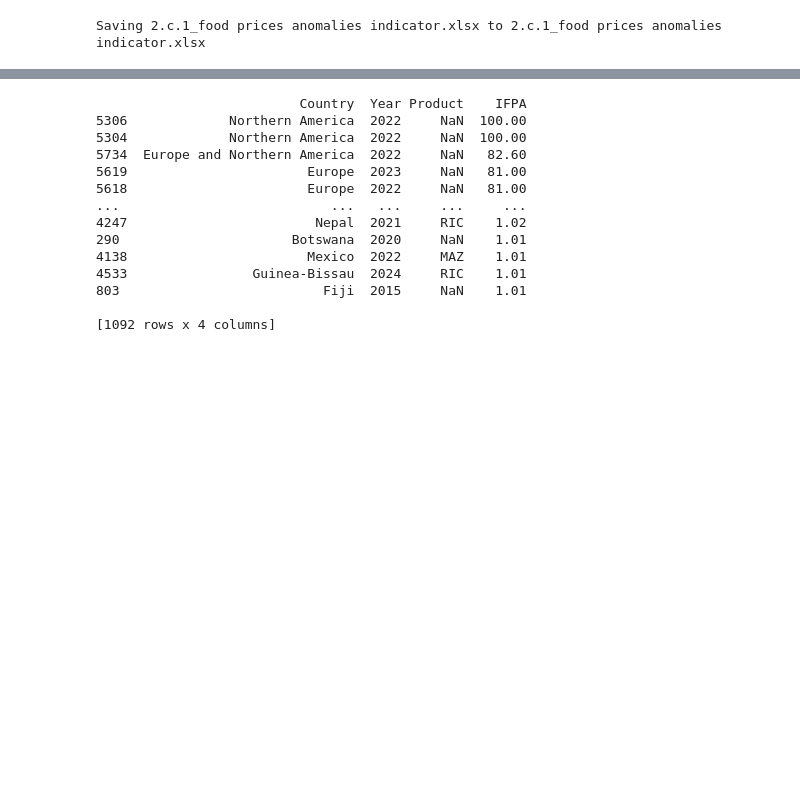
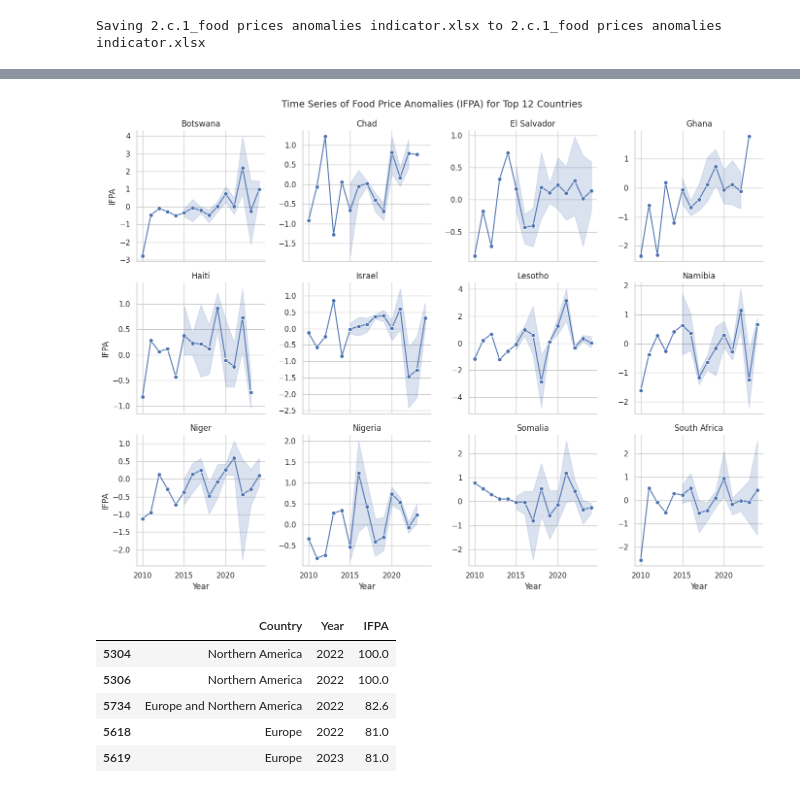
Before and after one commit to oluwoleowoeye/food-price-analysis, a Jupyter notebook: Visualization_and_trends.ipynb, the cells around one changed output, grey strips where cells are left out. Drawn from its saved outputs; the diff is of its cells as text; code cells hidden in the pictures; blank space fills up the shorter version.

```diff
--- a/Visualization_and_trends.ipynb
+++ b/Visualization_and_trends.ipynb
@@ -150,0 +29,13 @@ plt.show()
+# %%
+import pandas as pd
+
+# Load the Excel file
+file = '2.c.1_food prices anomalies indicator.xlsx'
+excel_data = pd.ExcelFile(file)
+
+# Check sheet names
+print(excel_data.sheet_names)
+
+# Load the correct sheet
+df = excel_data.parse('Goal2')
+df.head()
@@ -151,19 +51,35 @@ plt.show()
+# %%
+# Select relevant columns
+df_viz = df[['GeoAreaName', 'TimePeriod', 'Value']].dropna()
+df_viz.rename(columns={'GeoAreaName': 'Country', 'TimePeriod': 'Year', 'Value': 'IFPA'}, inplace=True)
+# %%
+import seaborn as sns
+import matplotlib.pyplot as plt
+
+# Top 12 countries by data points
+top_countries = df_viz['Country'].value_counts().head(12).index
+df_top = df_viz[df_viz['Country'].isin(top_countries)]
+
+# Plotting
+sns.set(style="whitegrid")
+g = sns.FacetGrid(df_top, col="Country", col_wrap=4, height=3.5, sharey=False)
+g.map_dataframe(sns.lineplot, x="Year", y="IFPA", marker="o")
+g.set_titles(col_template="{col_name}")
+g.set_axis_labels("Year", "IFPA")
+plt.subplots_adjust(top=0.92)
+g.fig.suptitle("Time Series of Food Price Anomalies (IFPA) for Top 12 Countries", fontsize=14)
+plt.show()
+# %% [output]
+[figure, added]
 # %%
-# Flag anomalies
-anomalies = df_viz[df_viz["IFPA"] > 1]
-print(anomalies[["Country", "Year", "Product", "IFPA"]].sort_values(by="IFPA", ascending=False))
+# Flag anomalies where IFPA >= 1
+anomalies = df_viz[df_viz["IFPA"] >= 1]
+anomalies_sorted = anomalies.sort_values(by="IFPA", ascending=False)
+anomalies_sorted.head()
 # %% [output]
-                          Country  Year Product    IFPA
-5306             Northern America  2022     NaN  100.00
-5304             Northern America  2022     NaN  100.00
-5734  Europe and Northern America  2022     NaN   82.60
-5619                       Europe  2023     NaN   81.00
-5618                       Europe  2022     NaN   81.00
-...                           ...   ...     ...     ...
-4247                        Nepal  2021     RIC    1.02
-290                      Botswana  2020     NaN    1.01
-4138                       Mexico  2022     MAZ    1.01
-4533                Guinea-Bissau  2024     RIC    1.01
-803                          Fiji  2015     NaN    1.01
-
-[1092 rows x 4 columns]
+|  | Country | Year | IFPA |
+| 5304 | Northern America | 2022 | 100.0 |
+| 5306 | Northern America | 2022 | 100.0 |
+| 5734 | Europe and Northern America | 2022 | 82.6 |
+| 5618 | Europe | 2022 | 81.0 |
+| 5619 | Europe | 2023 | 81.0 |
```
Also changed, not shown: parts of 14 cells of this notebook.
